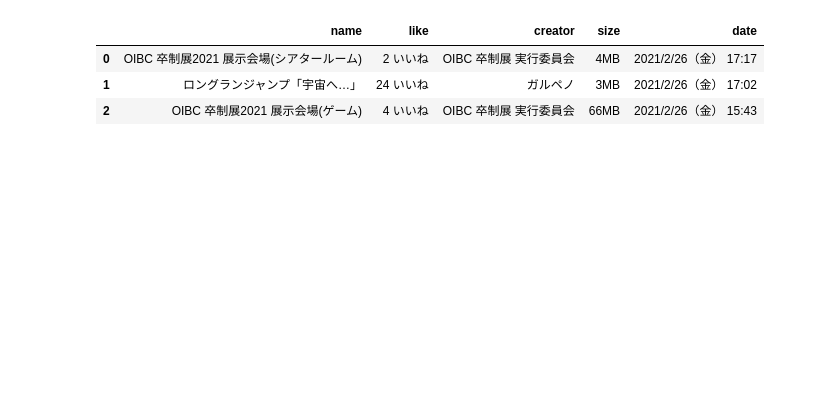
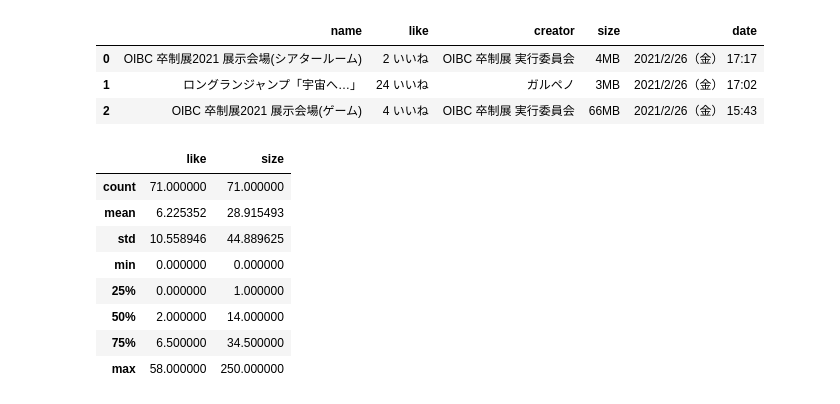
Before and after one commit to te260ku/cluster-scraping, a Jupyter notebook: cluster-scraping-analysis.ipynb, the cells around one changed output. Cells and saved outputs as stored; diff of their text form; code cells hidden in the pictures; blank space fills up the shorter version.

```diff
--- a/cluster-scraping-analysis.ipynb
+++ b/cluster-scraping-analysis.ipynb
@@ -20,0 +29,12 @@ df[:3]
+# %%
+df.describe()
+# %% [output]
+|  | like | size |
+| count | 71.000000 | 71.000000 |
+| mean | 6.225352 | 28.915493 |
+| std | 10.558946 | 44.889625 |
+| min | 0.000000 | 0.000000 |
+| 25% | 0.000000 | 1.000000 |
+| 50% | 2.000000 | 14.000000 |
+| 75% | 6.500000 | 34.500000 |
+| max | 58.000000 | 250.000000 |
```
Also changed, not shown: parts of 4 cells of this notebook.
